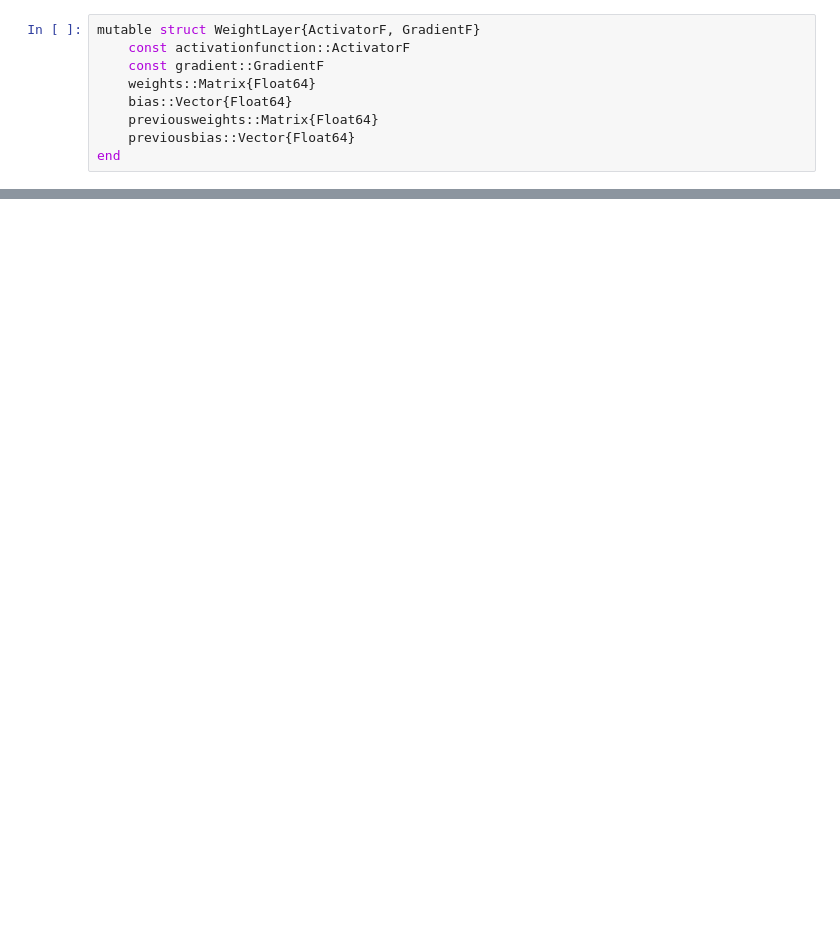
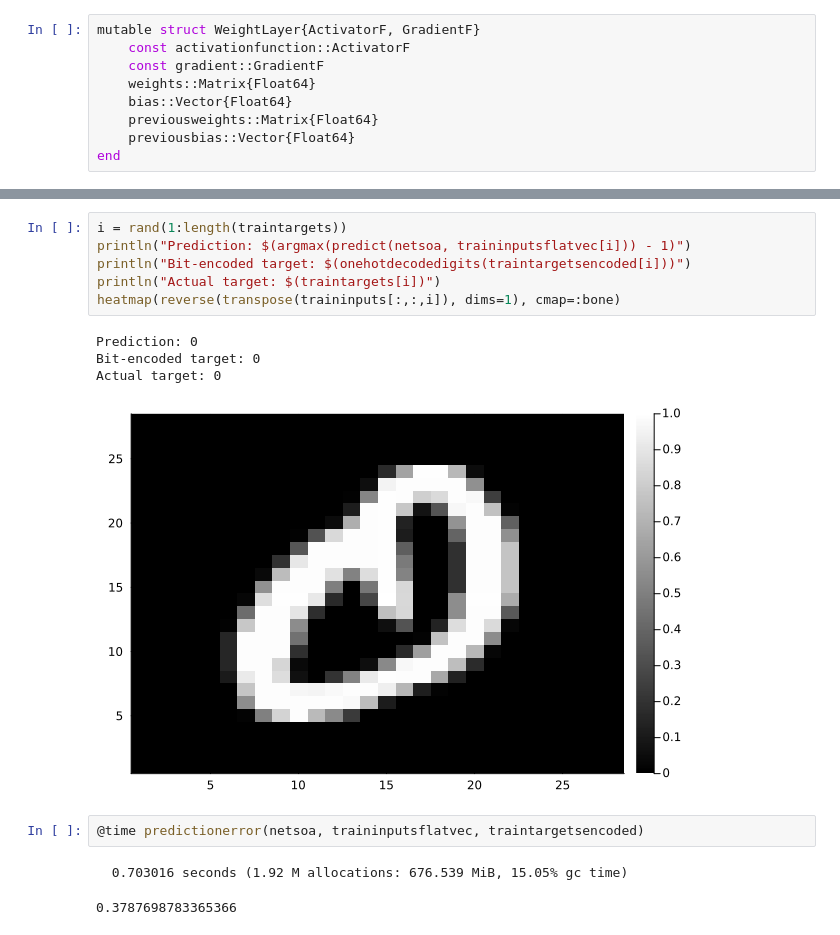
Before and after one commit to gml7/Lundquist-CMOR438-Spring2025, a Jupyter notebook: Neural Network/NeuralNetJuliaTesting.ipynb, the cells around one changed output, grey strips where cells are left out. Saved outputs shown, nothing was run; the diff lists cells and outputs as text; blank space fills up the shorter version.

```diff
--- a/Neural Network/NeuralNetJuliaTesting.ipynb
+++ b/Neural Network/NeuralNetJuliaTesting.ipynb
@@ -560,0 +1266,16 @@ end
+# %%
+i = rand(1:length(traintargets))
+println("Prediction: $(argmax(predict(netsoa, traininputsflatvec[i])) - 1)")
+println("Bit-encoded target: $(onehotdecodedigits(traintargetsencoded[i]))")
+println("Actual target: $(traintargets[i])")
+heatmap(reverse(transpose(traininputs[:,:,i]), dims=1), cmap=:bone)
+# %% [output]
+Prediction: 0
+Bit-encoded target: 0
+Actual target: 0
+[figure, added]
+# %%
+@time predictionerror(netsoa, traininputsflatvec, traintargetsencoded)
+# %% [output]
+  0.703016 seconds (1.92 M allocations: 676.539 MiB, 15.05% gc time)
+0.3787698783365366
```
Also changed, not shown: parts of 98 cells of this notebook, 6 other files.
